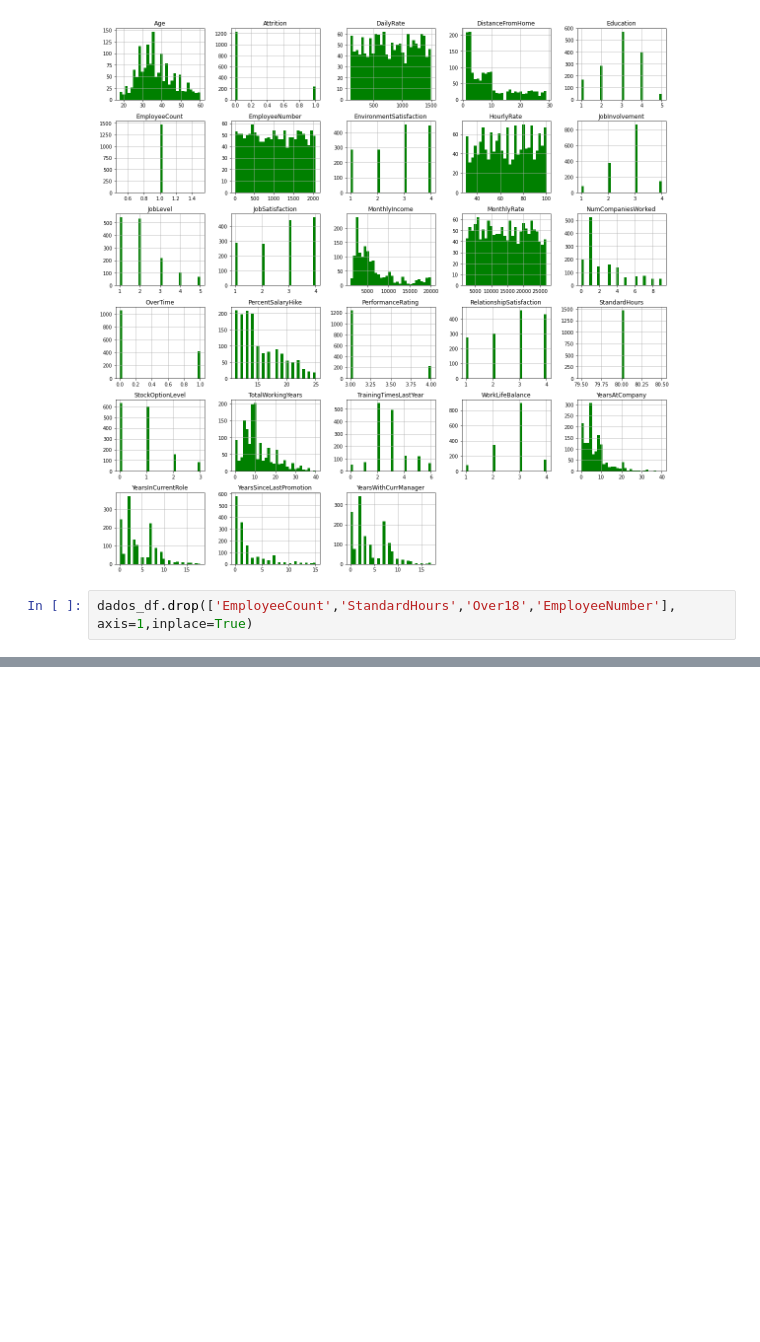
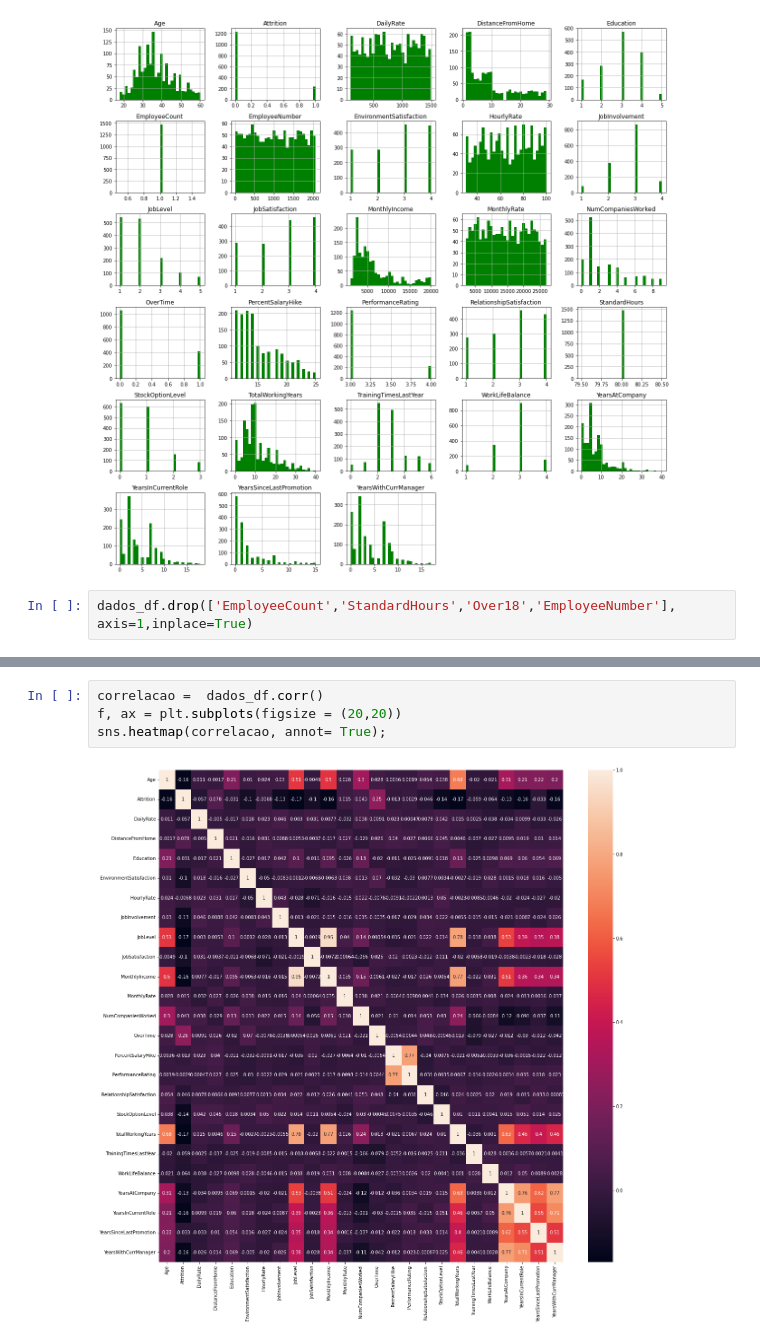
Before and after one commit to RosanaAlves/Ciencia-de-dados-em-Recursos-Humanos, a Jupyter notebook: Recursos Humanos/Python/Analise_python.ipynb, the cells around one changed output, grey strips where cells are left out. Saved outputs shown, nothing was run; the diff lists cells and outputs as text; blank space fills up the shorter version.

```diff
--- a/Recursos Humanos/Python/Analise_python.ipynb
+++ b/Recursos Humanos/Python/Analise_python.ipynb
@@ -89,0 +145,6 @@ dados_df.head(), dados_df.shape
+# %%
+correlacao =  dados_df.corr()
+f, ax = plt.subplots(figsize = (20,20))
+sns.heatmap(correlacao, annot= True);
+# %% [output]
+[figure, added]
```
Also changed, not shown: parts of 5 cells of this notebook.
